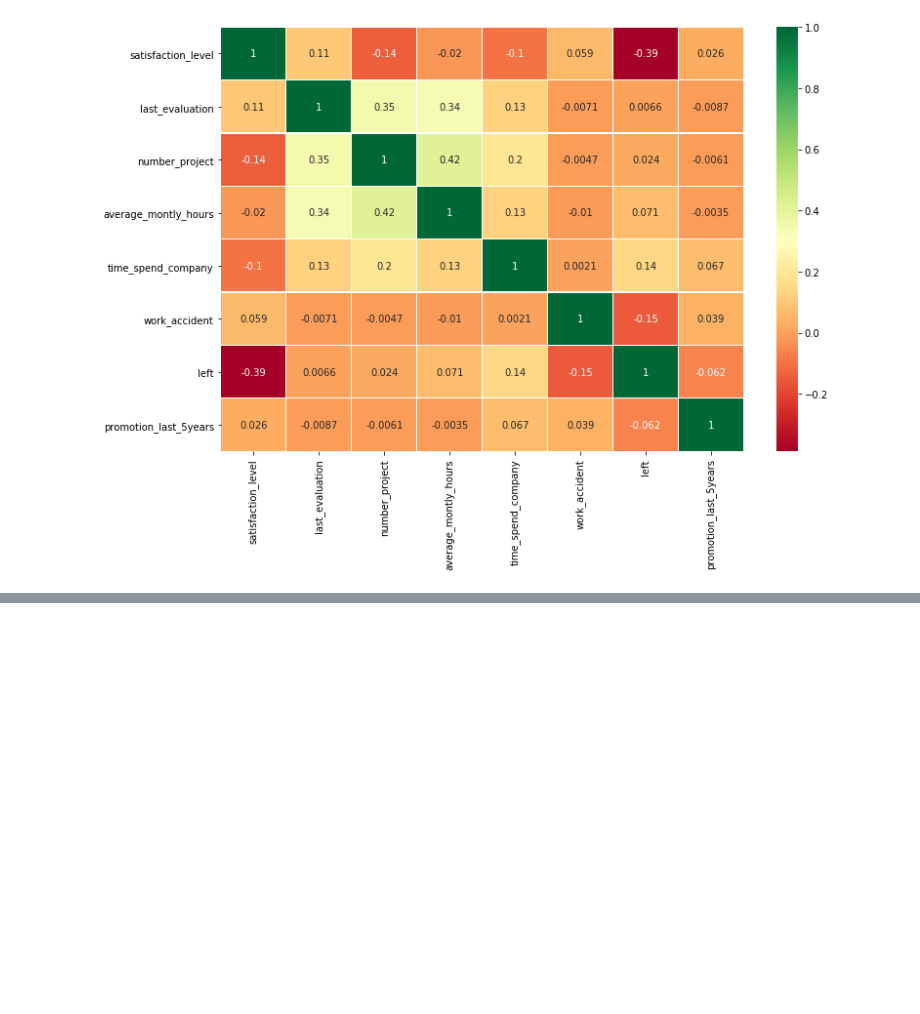
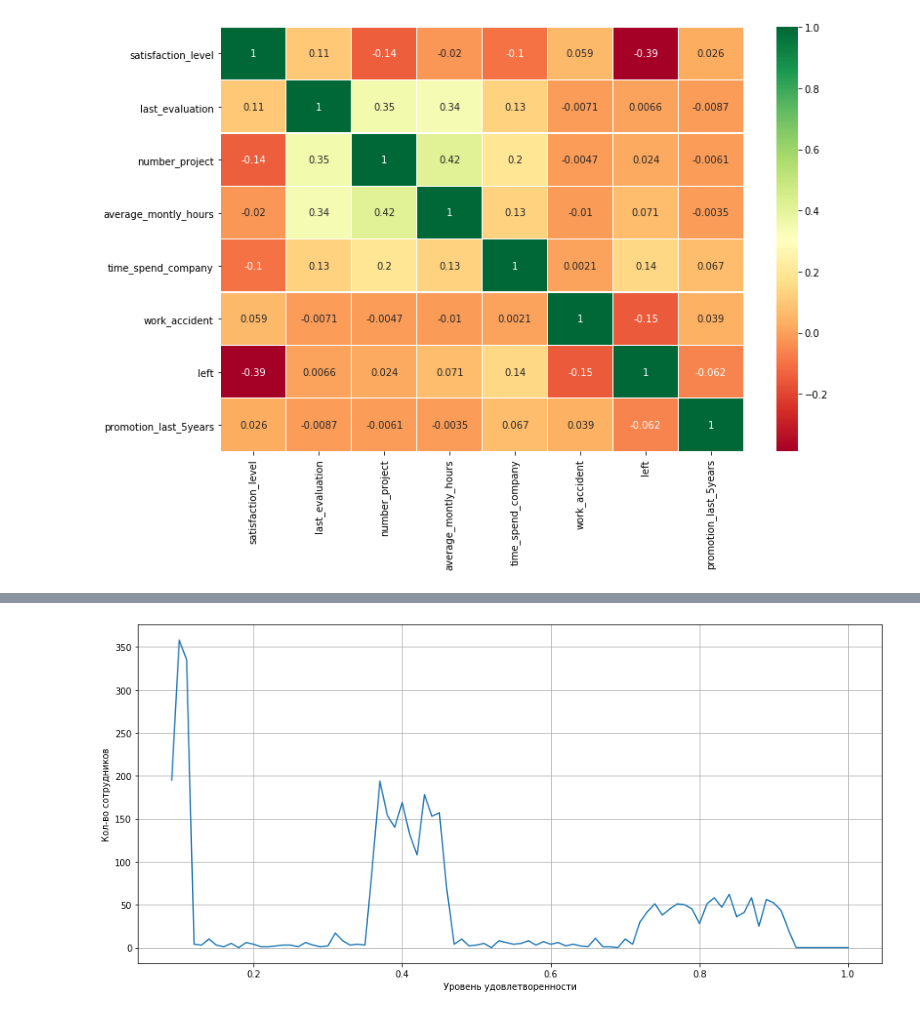
Before and after one commit to iamdenizzz/pyda-10, a Jupyter notebook: Diplom/Diplom.ipynb, the cells around one changed output, grey strips where cells are left out. Saved outputs shown, nothing was run; the diff lists cells and outputs as text; code cells hidden in the pictures; blank space fills up the shorter version.

```diff
--- a/Diplom/Diplom.ipynb
+++ b/Diplom/Diplom.ipynb
@@ -355,14 +355,13 @@ plt.show()
 # %% [output]
 [figure]
 # %%
-# Как можно увдиеть поле Left наиболее сильно коррелируется с колонками satisfaction_level, time_spend_company
-# и work_accident. Рассмотрим кажое из значений.
-# 1. satisfaction_level
-fig, ax = plt.subplots()
-ax.scatter(data[data[['satisfaction_level','left']], marker='.')
-ax.grid(True)
+# Как можно увдиеть поле left наиболее сильно коррелируется с колонками satisfaction_level, time_spend_company
+# и work_accident. Рассмотрим кажое из значений:
+
+# A) satisfaction_level - сгруппируем людей по этому признаку, ссуммируем полученные данные и построим графики
+dynamics = data.groupby(round(data['satisfaction_level'],2)).sum()
+dynamics['left'].plot()
 plt.xlabel("Уровень удовлетворенности")
-plt.ylabel("Средние часы в месяц")
-plt.title("Зависимость между кол-вом рабочих часов и\nуровнем удовлетворенности работой")
-plt.show()
+plt.ylabel("Кол-во сотрудников")
+plt.grid()
 # %% [output]
@@ -369,0 +368 @@ SyntaxError: invalid syntax (<ipython-input-119-7e1bbd118c36>, line 5)
+[figure, added]
```
Also changed, not shown: parts of 7 cells of this notebook.
